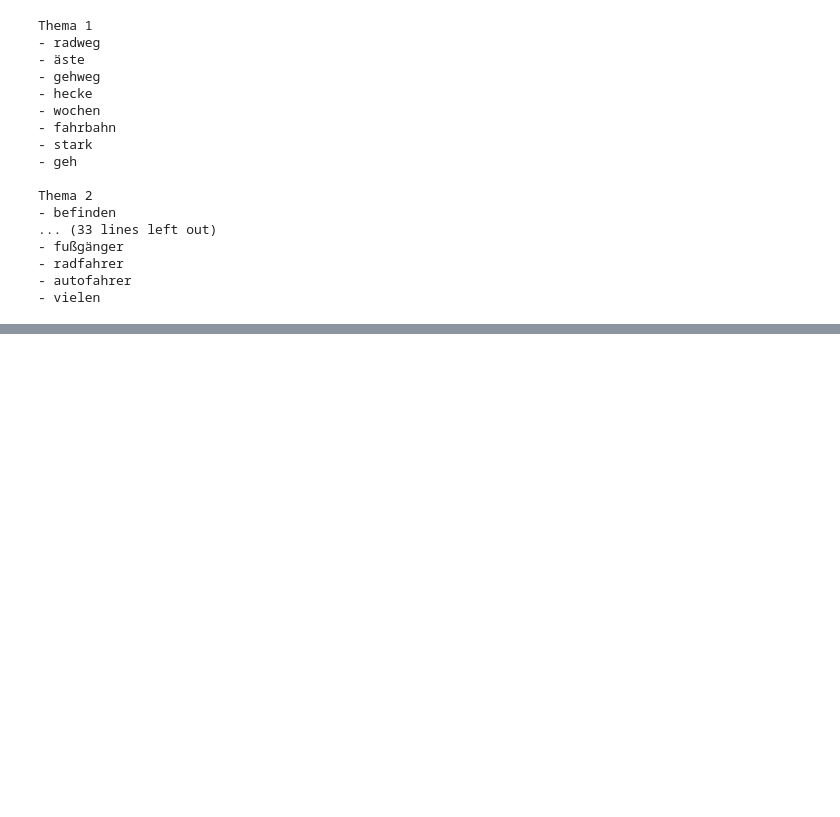
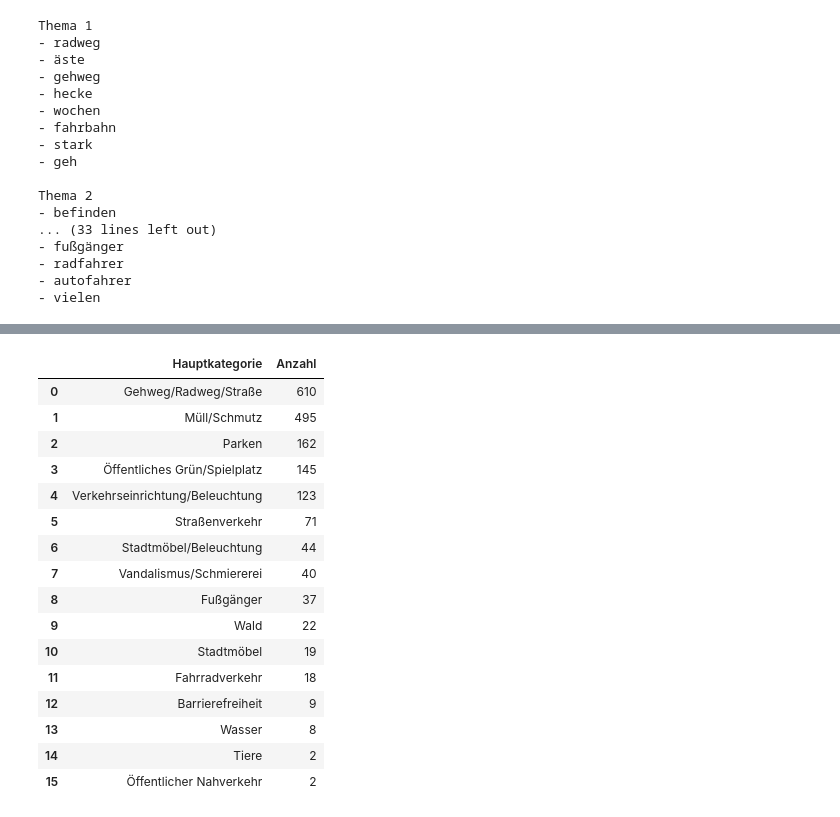
Before and after one commit to Vestal1/nlp-analyse-klarschiff-hro, a Jupyter notebook: notebooks/klarschiff_nlp_analyse.ipynb, the cells around one changed output, grey strips where cells are left out. Saved outputs shown, nothing was run; the diff lists cells and outputs as text; code cells hidden in the pictures; blank space fills up the shorter version.

```diff
--- a/notebooks/klarschiff_nlp_analyse.ipynb
+++ b/notebooks/klarschiff_nlp_analyse.ipynb
@@ -357,0 +495,17 @@ Thema 2
+# %%
+nmf_modell_4 = NMF(
+    n_components=4,
+    random_state=42,
+    max_iter=500
+)
+
+nmf_ergebnis_4 = nmf_modell_4.fit_transform(tfidf_matrix)
+nmf_woerter_4 = tfidf_vectorizer.get_feature_names_out()
+
+for nummer, thema in enumerate(nmf_modell_4.components_):
+    wichtigste_positionen = thema.argsort()[-8:][::-1]
+
+    print("\nThema", nummer + 1)
+
+    for position in wichtigste_positionen:
+        print("-", nmf_woerter_4[position])
@@ -357,0 +534,19 @@ Thema 2
+# %%
+df_text["nmf_thema"] = np.argmax(nmf_ergebnis_4, axis=1) + 1
+
+thema_namen = {
+    1: "Verkehr und Parken",
+    2: "Grünflächen und Bewuchs",
+    3: "Müll und Sperrmüll",
+    4: "Abgestellte Gegenstände"
+}
+
+df_text["nmf_thema_name"] = df_text["nmf_thema"].map(thema_namen)
+
+themen_verteilung = (
+    df_text
+    .groupby(["nmf_thema", "nmf_thema_name"])
+    .size()
+)
+
+themen_verteilung
@@ -357,0 +565,27 @@ Thema 2
+# %%
+kategorien = (
+    df_text["hauptkategorie"]
+    .value_counts()
+    .rename_axis("Hauptkategorie")
+    .reset_index(name="Anzahl")
+)
+
+kategorien
+# %% [output]
+|  | Hauptkategorie | Anzahl |
+| 0 | Gehweg/Radweg/Straße | 610 |
+| 1 | Müll/Schmutz | 495 |
+| 2 | Parken | 162 |
+| 3 | Öffentliches Grün/Spielplatz | 145 |
+| 4 | Verkehrseinrichtung/Beleuchtung | 123 |
+| 5 | Straßenverkehr | 71 |
+| 6 | Stadtmöbel/Beleuchtung | 44 |
+| 7 | Vandalismus/Schmiererei | 40 |
+| 8 | Fußgänger | 37 |
+| 9 | Wald | 22 |
+| 10 | Stadtmöbel | 19 |
+| 11 | Fahrradverkehr | 18 |
+| 12 | Barrierefreiheit | 9 |
+| 13 | Wasser | 8 |
+| 14 | Tiere | 2 |
+| 15 | Öffentlicher Nahverkehr | 2 |
```
Also changed, not shown: parts of 11 cells of this notebook.
